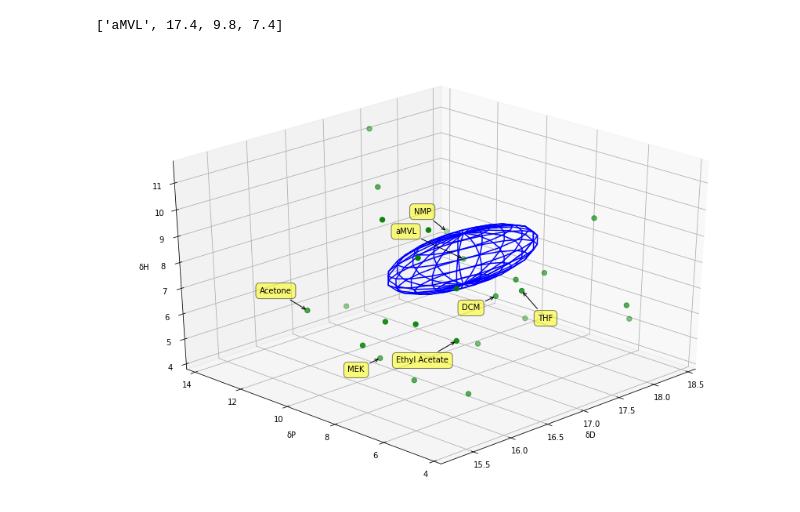
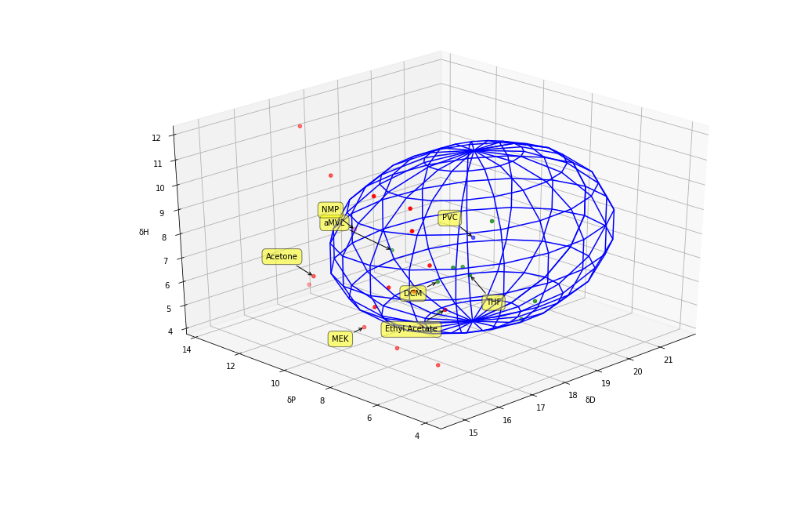
Before and after one commit to neltnerb/Solvent_Chart, a Jupyter notebook: Solvents.ipynb, the cells around one changed output. Drawn from its saved outputs; the diff is of its cells as text; code cells hidden in the pictures.

Commit message:
added solvent parameters and point coloring based on solubility.

```diff
--- a/Solvents.ipynb
+++ b/Solvents.ipynb
@@ -12,7 +12,3 @@ Names = df['Solvent'].values
 D = df['δD'].values
 P = df['δP'].values
 H = df['δH'].values
-# The values for aMVL are in the first row. We'll subtract those to center the data around aMVL.
-[Names[0], D[0], P[0], H[0]]
-# %% [output]
-['aMVL', 17.4, 9.8, 7.4]
@@ -32,33 +62,42 @@ def addtitle(linenum, xshift, yshift):
+# %%
+colors = []
+for i in range(0, soluble.size):
+    if soluble[i]:
+        colors.append('g')
+    else:
+        colors.append('r')
+colors.append('b')
 # %%
 fig = plt.figure(figsize=(15, 10))
 ax = fig.add_subplot(111, projection='3d')
 ax.view_init(30, 225)
 
 # Add axes labels.
 ax.set_xlabel('δD')
 ax.set_ylabel('δP')
 ax.set_zlabel('δH')
-markersize = 40
+markersize = 20
 
-ax.scatter(D,P,H, s=markersize, c='g', marker='o')
+ax.scatter(D,P,H, s=markersize, c=colors, marker='o')
 
 u, v = np.mgrid[0:2*np.pi:20j, 0:np.pi:10j]
-x = D[0]+np.cos(u)*np.sin(v)
-y = P[0]+np.sin(u)*np.sin(v)
-z = H[0]+np.cos(v)
+x = SelectedPolymer[0]+SelectedPolymer[3]*np.cos(u)*np.sin(v)
+y = SelectedPolymer[1]+SelectedPolymer[3]*np.sin(u)*np.sin(v)
+z = SelectedPolymer[2]+SelectedPolymer[3]*np.cos(v)
 ax.plot_wireframe(x, y, z, color="b")
 
 # Add titles for the desired chemicals.
 #for i in range(0, 25):
 #    addtitle(i)
 addtitle(0, -60, 30)
 addtitle(1, -20, -20)
 addtitle(3, -20, 20)
 addtitle(13, 40, -40)
 addtitle(25, -10, -30)
 addtitle(10, -20, 20)
 addtitle(9, -20, -20)
+addtitle(26, -20, 20)
 
 plt.show()
 # %% [output]
-[figure, old version]
+[figure, new version]
```
Also changed, not shown: parts of 2 cells of this notebook.
